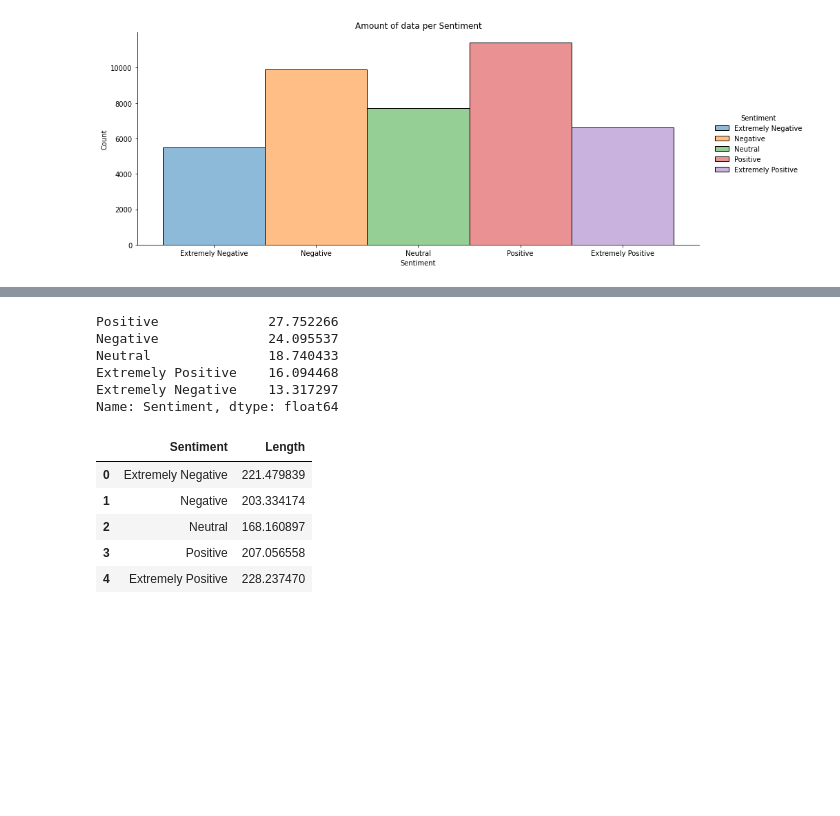
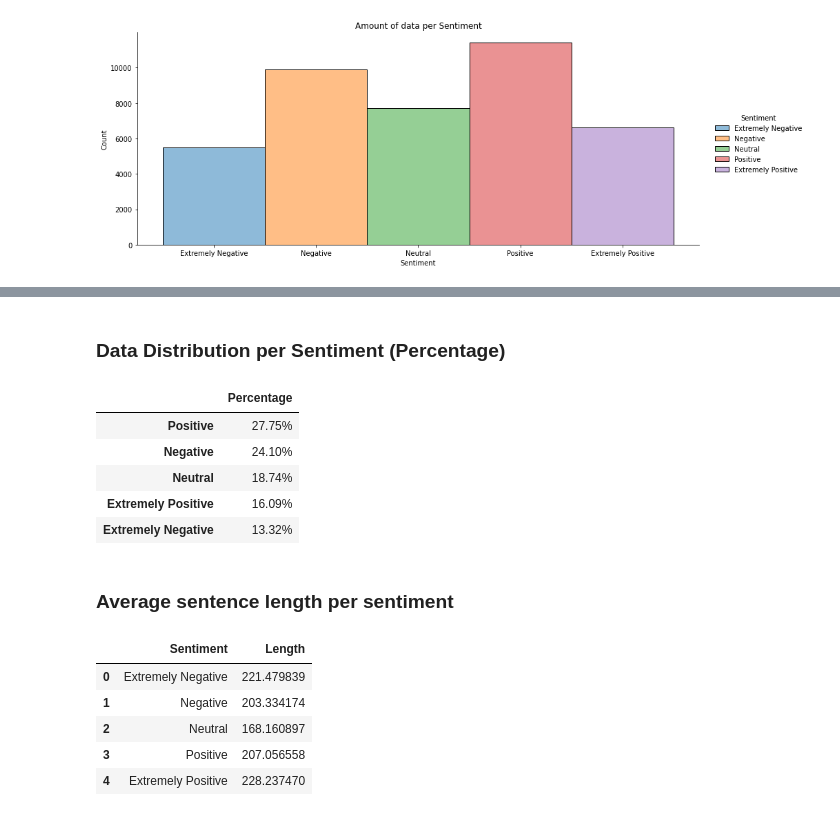
Before and after one commit to Nemo-netidol/Tweet-corona-sentiment, a Jupyter notebook: corona data exploration.ipynb, the cells around one changed output, grey strips where cells are left out. Saved outputs shown, nothing was run; the diff lists cells and outputs as text; code cells hidden in the pictures; blank space fills up the shorter version.

```diff
--- a/corona data exploration.ipynb
+++ b/corona data exploration.ipynb
@@ -130,12 +130,19 @@ Name: Sentiment, dtype: int64
+# %% [markdown]
+### Data Distribution per Sentiment (Percentage)
 # %%
-df['Sentiment'].value_counts() / df.shape[0] * 100
+sentiment_percentage = (df['Sentiment'].value_counts() / df.shape[0] * 100).to_frame()
+sentiment_percentage.columns = ['Percentage']
+sentiment_percentage['Percentage'] = sentiment_percentage['Percentage'].apply(lambda x: f'{x: .2f}%')
+sentiment_percentage
 # %% [output]
-Positive              27.752266
-Negative              24.095537
-Neutral               18.740433
-Extremely Positive    16.094468
-Extremely Negative    13.317297
-Name: Sentiment, dtype: float64
+|  | Percentage |
+| Positive | 27.75% |
+| Negative | 24.10% |
+| Neutral | 18.74% |
+| Extremely Positive | 16.09% |
+| Extremely Negative | 13.32% |
+# %% [markdown]
+### Average sentence length  per sentiment
 # %%
 sentiment_len = df.groupby('Sentiment')['Length'].mean().to_frame().reset_index()
 sentiment_len
```
Also changed, not shown: parts of 6 cells of this notebook, 1 other file.
